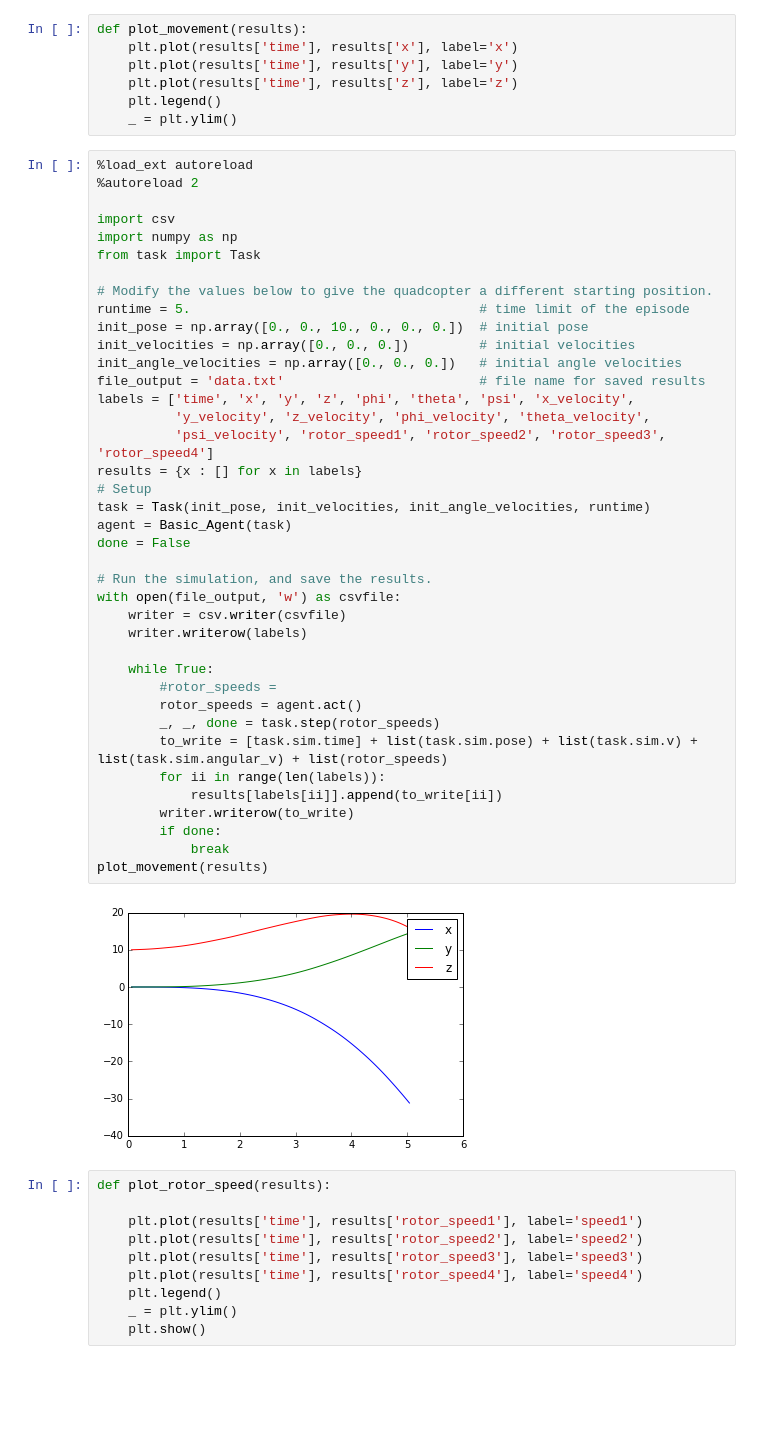
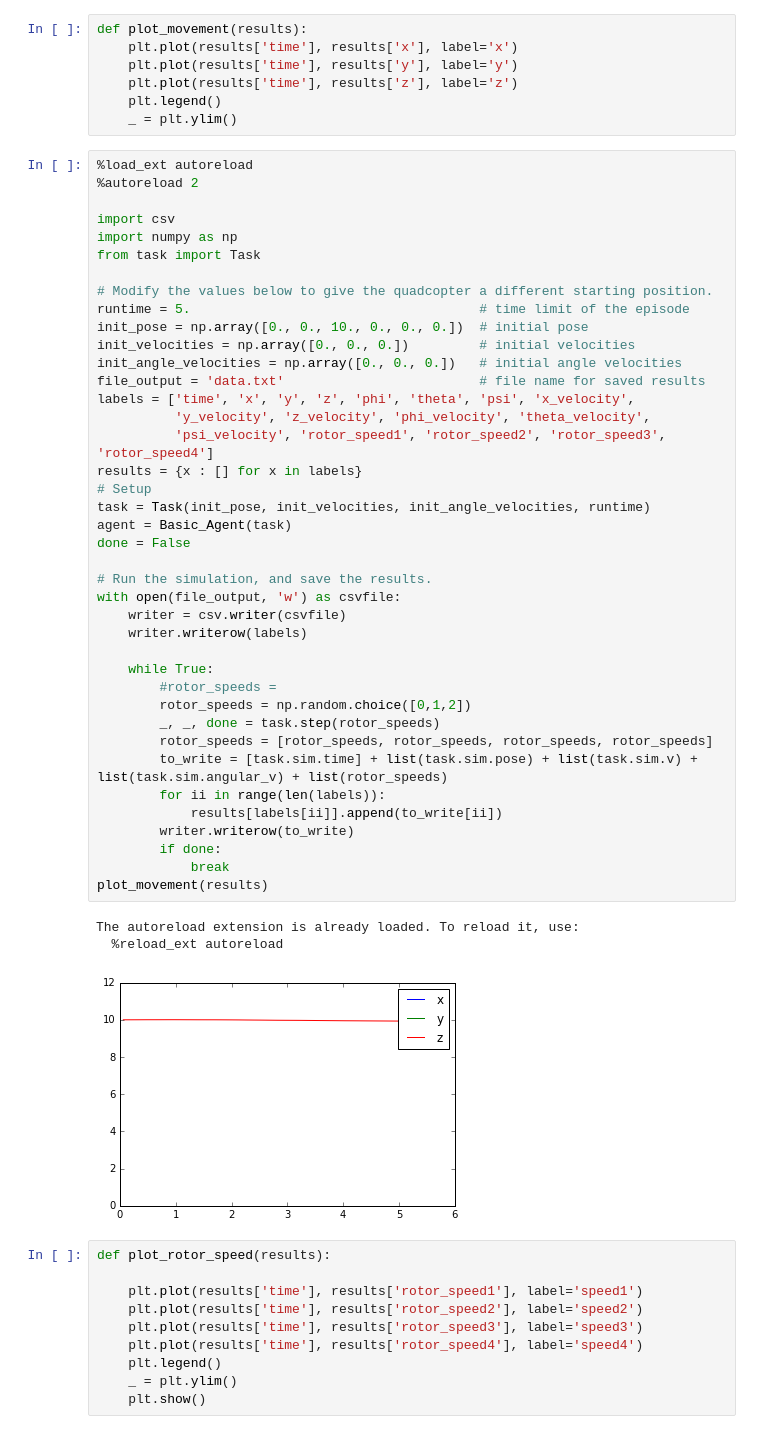
Before and after one commit to ChrisProgramming2018/Udacity, a Jupyter notebook: Quadcop/Quadcopter_Project_DQL.ipynb, the cells around one changed output. Saved outputs shown, nothing was run; the diff lists cells and outputs as text; blank space fills up the shorter version.

```diff
--- a/Quadcop/Quadcopter_Project_DQL.ipynb
+++ b/Quadcop/Quadcopter_Project_DQL.ipynb
@@ -83,35 +83,38 @@ from task import Task
 runtime = 5.                                     # time limit of the episode
 init_pose = np.array([0., 0., 10., 0., 0., 0.])  # initial pose
 init_velocities = np.array([0., 0., 0.])         # initial velocities
 init_angle_velocities = np.array([0., 0., 0.])   # initial angle velocities
 file_output = 'data.txt'                         # file name for saved results
 labels = ['time', 'x', 'y', 'z', 'phi', 'theta', 'psi', 'x_velocity',
           'y_velocity', 'z_velocity', 'phi_velocity', 'theta_velocity',
           'psi_velocity', 'rotor_speed1', 'rotor_speed2', 'rotor_speed3', 'rotor_speed4']
 results = {x : [] for x in labels}
 # Setup
 task = Task(init_pose, init_velocities, init_angle_velocities, runtime)
 agent = Basic_Agent(task)
 done = False
 
 # Run the simulation, and save the results.
 with open(file_output, 'w') as csvfile:
     writer = csv.writer(csvfile)
     writer.writerow(labels)
 
     while True:
         #rotor_speeds =
-        rotor_speeds = agent.act()
+        rotor_speeds = np.random.choice([0,1,2])
         _, _, done = task.step(rotor_speeds)
+        rotor_speeds = [rotor_speeds, rotor_speeds, rotor_speeds, rotor_speeds]
         to_write = [task.sim.time] + list(task.sim.pose) + list(task.sim.v) + list(task.sim.angular_v) + list(rotor_speeds)
         for ii in range(len(labels)):
             results[labels[ii]].append(to_write[ii])
         writer.writerow(to_write)
         if done:
             break
 plot_movement(results)
 # %% [output]
+The autoreload extension is already loaded. To reload it, use:
+  %reload_ext autoreload
-[figure, old version]
+[figure, new version]
 # %%
 def plot_rotor_speed(results):
 
```
Also changed, not shown: parts of 19 cells of this notebook, 2 other files.
